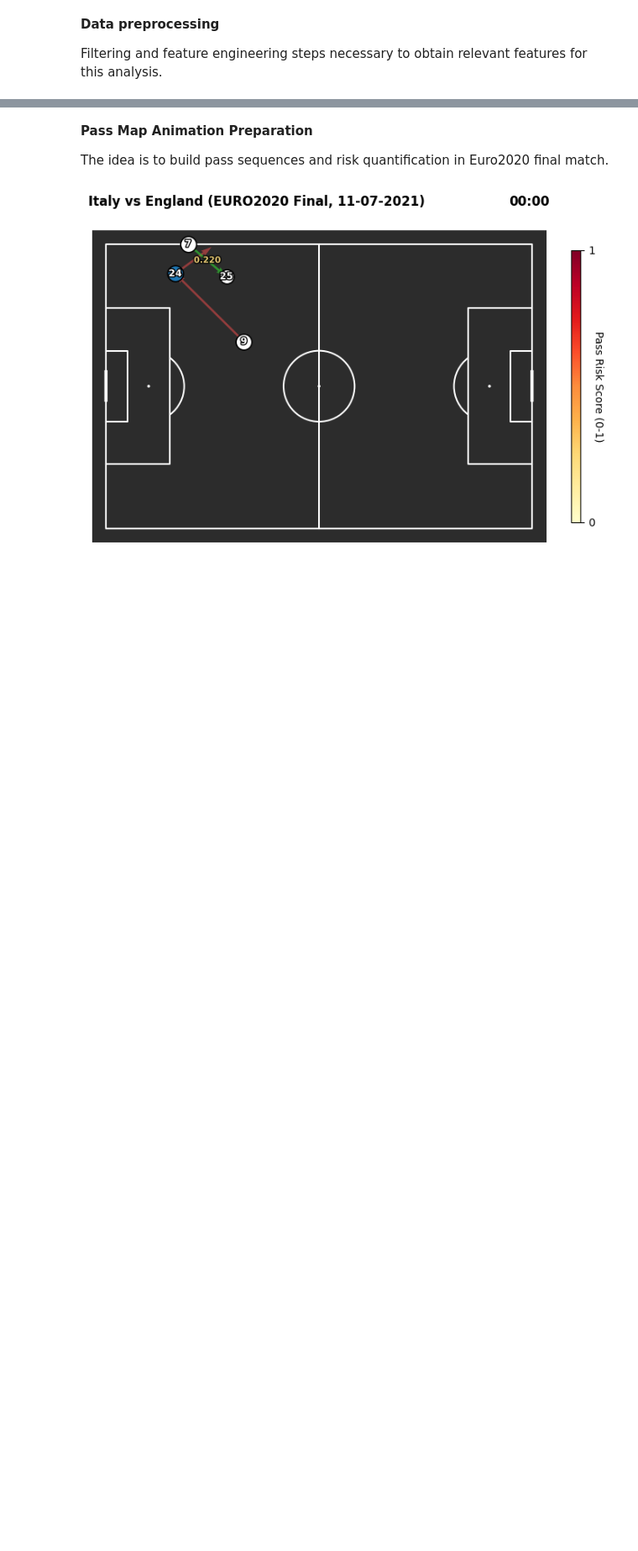
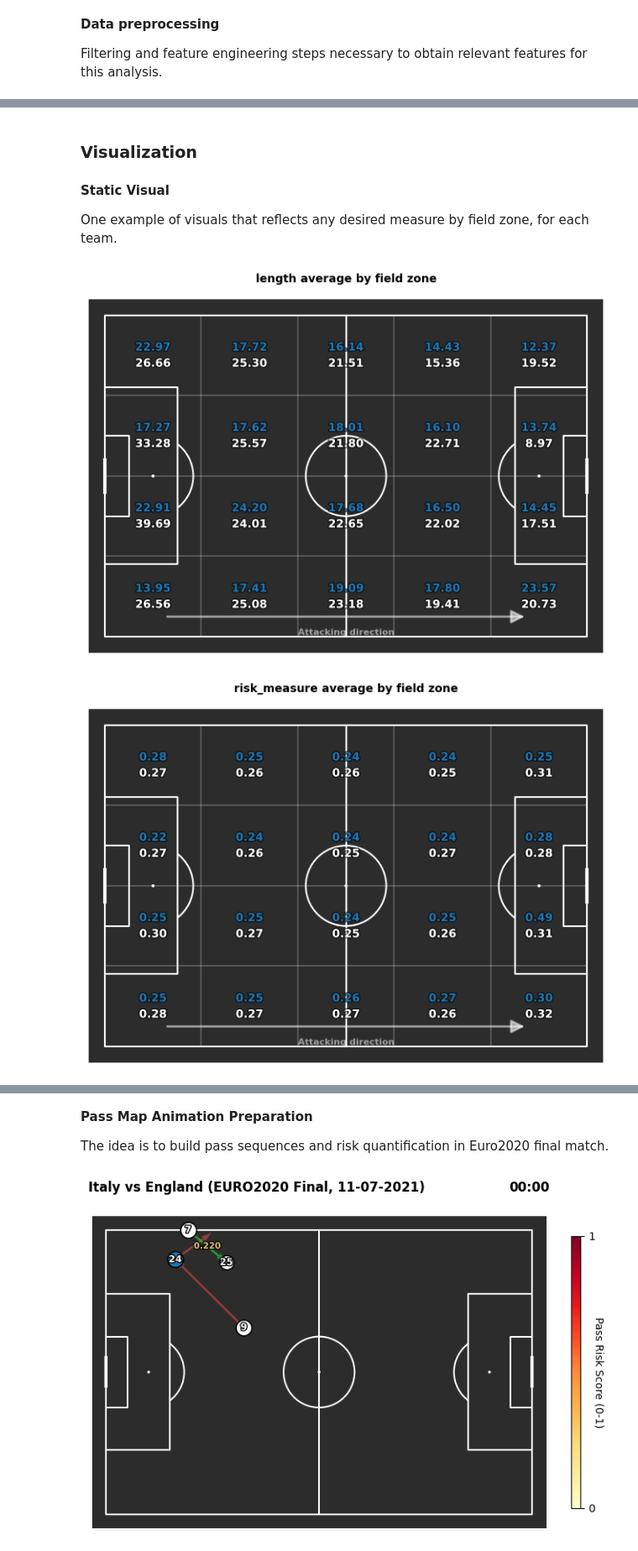
Before and after one commit to pujolaleix/pass_risk_quantification, a Jupyter notebook: pass_risk.ipynb, the cells around one changed output, grey strips where cells are left out. Shown: that part at 84% size. Saved outputs shown, nothing was run; the diff lists cells and outputs as text; code cells hidden in the pictures; blank space fills up the shorter version.

```diff
--- a/pass_risk.ipynb
+++ b/pass_risk.ipynb
@@ -172,3 +174,5 @@ cols = {'length':0.3, 'passer_pressure': 0.1, 'passer_pressure_dist':0.1, 'recei
 metrics_to_flip = ['passer_pressure_dist', 'receiver_pressure_dist']    # lower values are riskier than higher values
 
 df_pass["risk_measure"] = pass_risk_metric(df=df_pass, metrics=cols, flip_values=metrics_to_flip)
+# %% [markdown]
+### Visualization
@@ -174,0 +182,22 @@ df_pass["risk_measure"] = pass_risk_metric(df=df_pass, metrics=cols, flip_values
+# %% [markdown]
+**Static Visual**
+
+One example of visuals that reflects any desired measure by field zone, for each team.
+# %%
+pitch_length = 120
+pitch_width = 80
+
+nx = 5
+ny = 4
+
+team_color = {
+    'Italy': '#1f77b4',
+    'England': "#ffffff",
+}
+
+cols = ['length', 'risk_measure', 'is_complete']
+for vcol in cols:
+    per_field_zone_visual(vcol, nx, ny, team_color, df=df_final, save_dir='./per_zone_visuals/')
+# %% [output]
+[figure, added]
+[figure, added]
```
Also changed, not shown: parts of 6 cells of this notebook, 5 other files.
